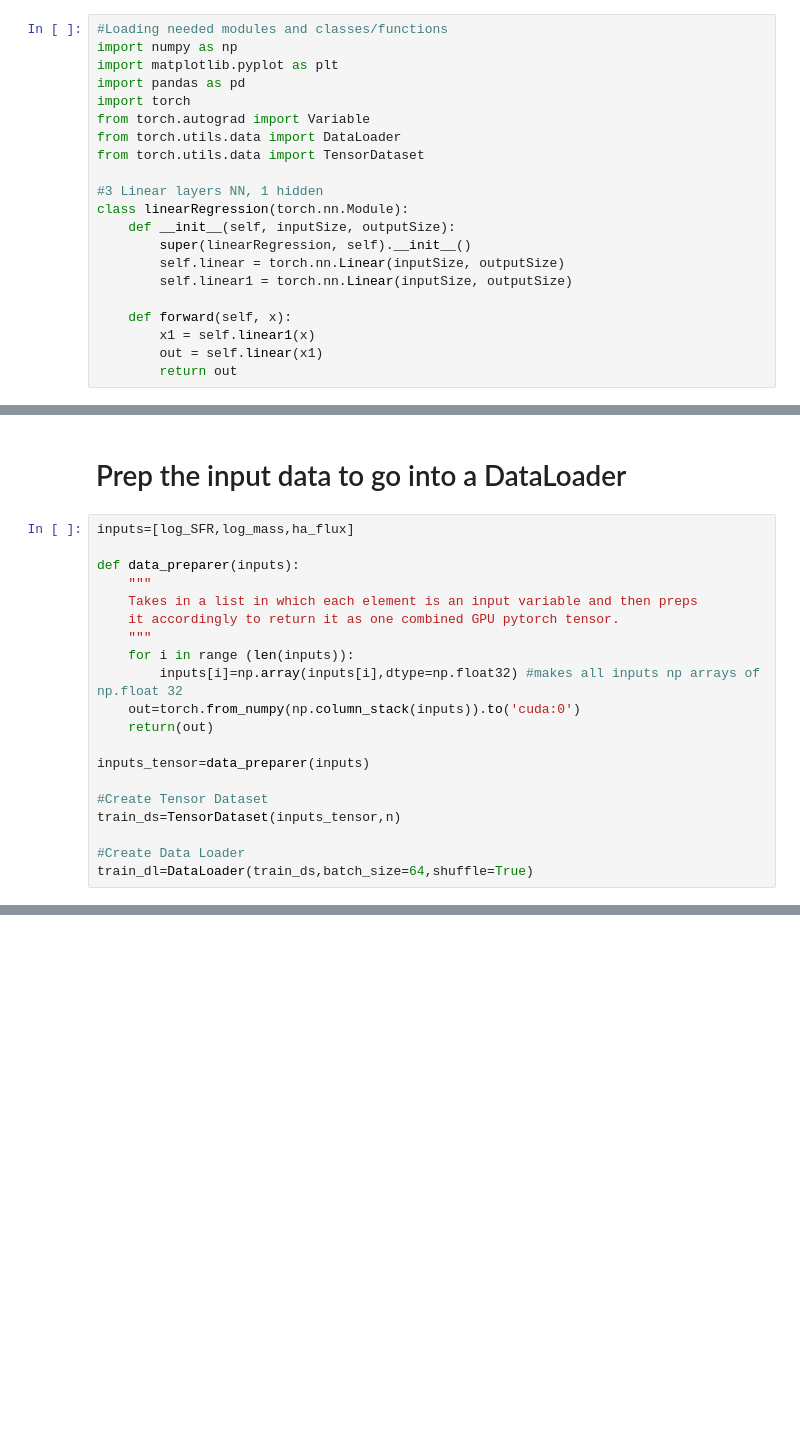
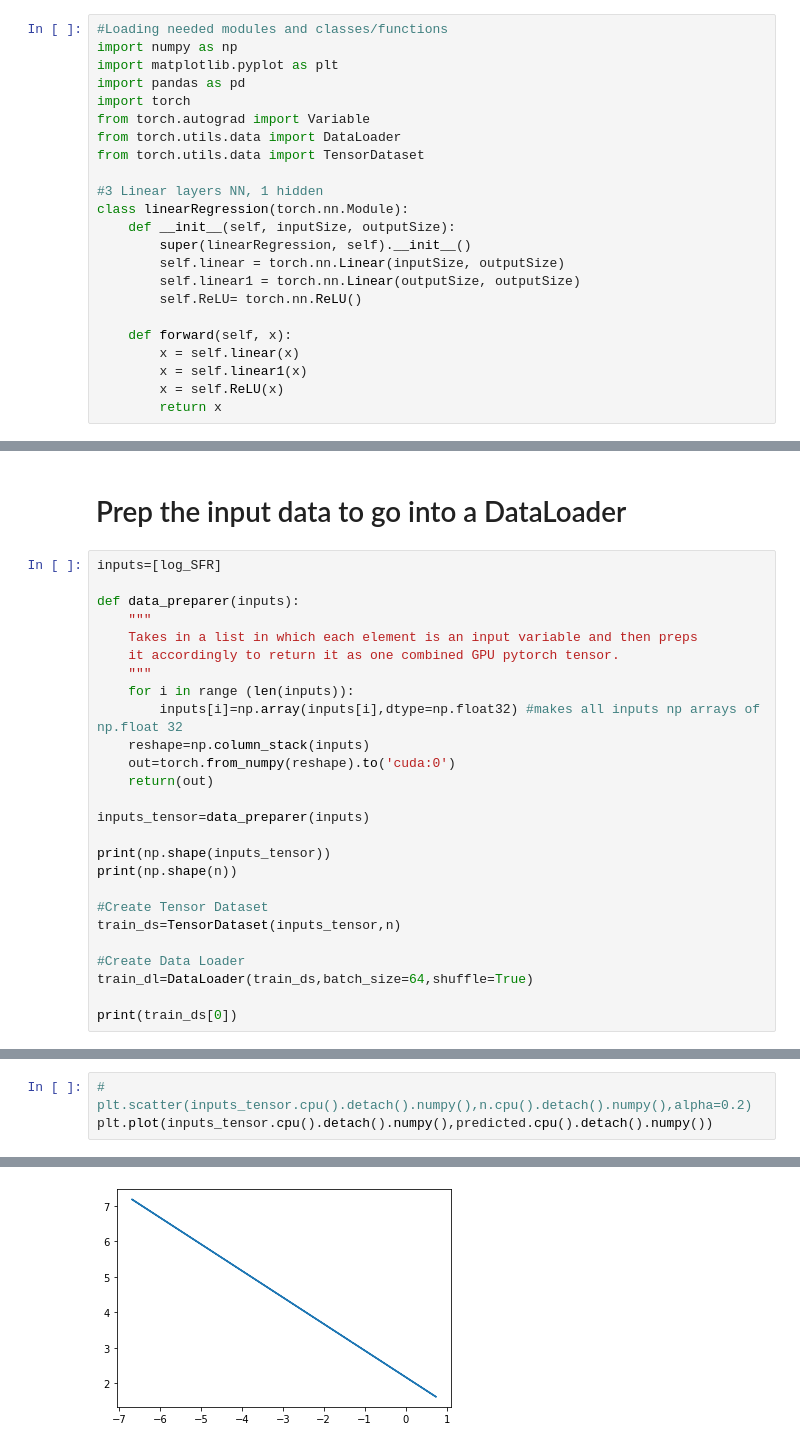
Before and after one commit to juanpabloalfonzo/SURP-2021, a Jupyter notebook: Model 2.ipynb, the cells around one changed output, grey strips where cells are left out. Drawn from its saved outputs; the diff is of its cells as text; blank space fills up the shorter version.

```diff
--- a/Model 2.ipynb
+++ b/Model 2.ipynb
@@ -15,12 +15,14 @@ class linearRegression(torch.nn.Module):
     def __init__(self, inputSize, outputSize):
         super(linearRegression, self).__init__()
         self.linear = torch.nn.Linear(inputSize, outputSize)
-        self.linear1 = torch.nn.Linear(inputSize, outputSize)
+        self.linear1 = torch.nn.Linear(outputSize, outputSize)
+        self.ReLU= torch.nn.ReLU()
 
     def forward(self, x):
-        x1 = self.linear1(x)
-        out = self.linear(x1)
-        return out
+        x = self.linear(x)
+        x = self.linear1(x)
+        x = self.ReLU(x)
+        return x
 # %% [markdown]
 # Importing Data from Schema Table
 # %%
@@ -56,7 +56,7 @@ RuntimeError: CUDA unknown error - this may be due to an incorrectly set up envi
 # %% [markdown]
 # Prep the input data to go into a DataLoader
 # %%
-inputs=[log_SFR,log_mass,ha_flux]
+inputs=[log_SFR]
 
 def data_preparer(inputs):
     """
@@ -65,13 +65,19 @@ def data_preparer(inputs):
     """
     for i in range (len(inputs)):
         inputs[i]=np.array(inputs[i],dtype=np.float32) #makes all inputs np arrays of np.float 32
-    out=torch.from_numpy(np.column_stack(inputs)).to('cuda:0')
+    reshape=np.column_stack(inputs)
+    out=torch.from_numpy(reshape).to('cuda:0')
     return(out)
 
 inputs_tensor=data_preparer(inputs)
+
+print(np.shape(inputs_tensor))
+print(np.shape(n))
 
 #Create Tensor Dataset
 train_ds=TensorDataset(inputs_tensor,n)
 
 #Create Data Loader
 train_dl=DataLoader(train_ds,batch_size=64,shuffle=True)
+
+print(train_ds[0])
@@ -77,0 +152,4 @@ train_dl=DataLoader(train_ds,batch_size=64,shuffle=True)
+# %%
+# plt.scatter(inputs_tensor.cpu().detach().numpy(),n.cpu().detach().numpy(),alpha=0.2)
+plt.plot(inputs_tensor.cpu().detach().numpy(),predicted.cpu().detach().numpy())
+# %% [output]
@@ -77,0 +157 @@ train_dl=DataLoader(train_ds,batch_size=64,shuffle=True)
+[figure, added]
```
Also changed, not shown: parts of 5 cells of this notebook.
